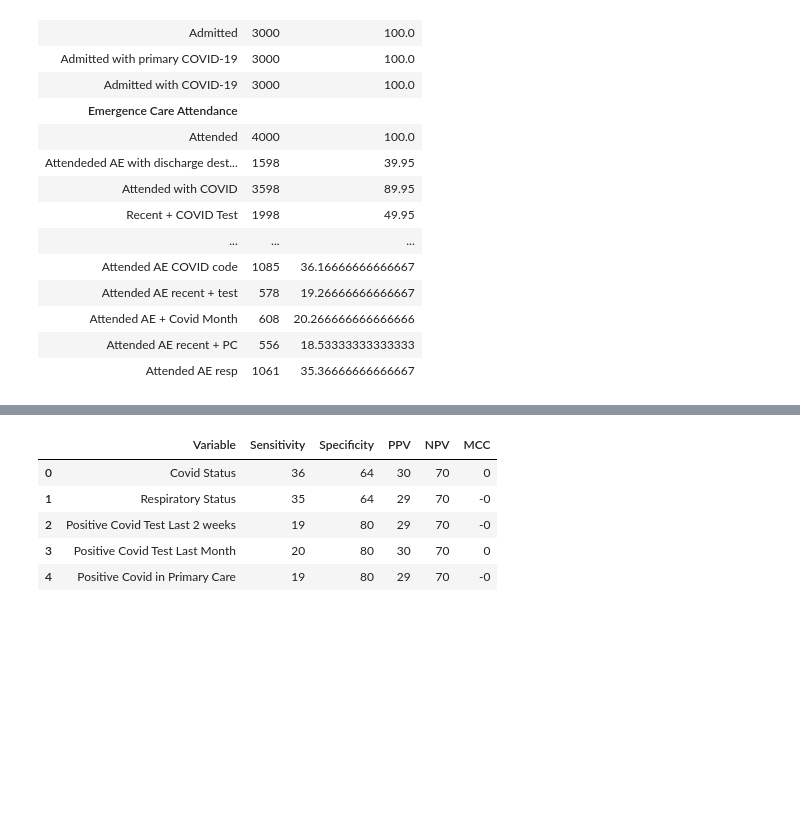
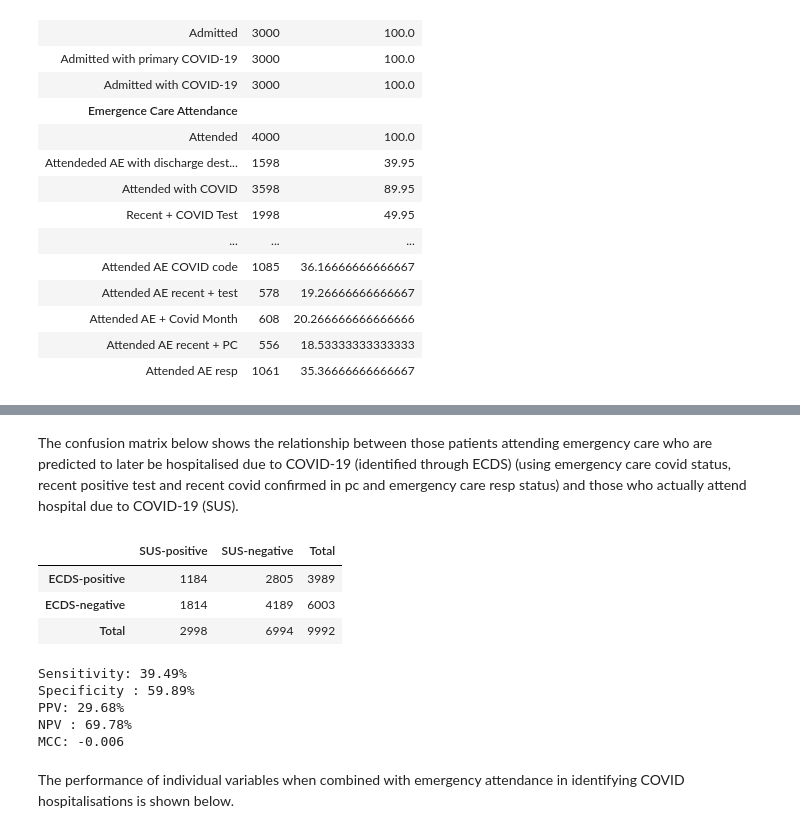
Before and after one commit to opensafely/vaccine-effectiveness-hospital-admissions-validation, a Jupyter notebook: analysis/emergency_admission_validation.ipynb, the cells around one changed output, grey strips where cells are left out. Saved outputs shown, nothing was run; the diff lists cells and outputs as text; code cells hidden in the pictures; blank space fills up the shorter version.

```diff
--- a/analysis/emergency_admission_validation.ipynb
+++ b/analysis/emergency_admission_validation.ipynb
@@ -191,3 +174,58 @@ MCC: -0.016
+# %% [markdown]
+The confusion matrix below shows the relationship between those patients attending emergency care who are predicted to later be hospitalised due to COVID-19 (identified through ECDS) (using emergency care covid status, recent positive test and recent covid confirmed in pc and emergency care resp status) and those who actually attend hospital due to COVID-19 (SUS).
+# %%
+positive_covid_patients_sus = df[df['primary_covid_hospital_admission'].notna()]
+negative_covid_patients_sus = df[~df['primary_covid_hospital_admission'].notna()]
+
+positive_covid_patients_ecds = df[(df['ae_attendance_any']==1) & ((df['ae_attendance_covid_status']==1) | (df['positive_covid_test_before_ae_attendance'] ==1) | (df['covid_primary_care_before_ae_attendance'] ==1) | (df['ae_attendance_respiratory_status'] ==1))]
+negative_covid_patients_ecds = df[(df['ae_attendance_any']==0) | ((df['ae_attendance']==1) & ((df['ae_attendance_covid_status']==0) & (df['positive_covid_test_before_ae_attendance'] ==0) & (df['covid_primary_care_before_ae_attendance'] ==0) & (df['ae_attendance_respiratory_status'] ==0)))]
+
+
+sus_patients_positive = set(list(positive_covid_patients_sus['patient_id']))
+ecds_patients_positive = set(list(positive_covid_patients_ecds['patient_id']))
+
+sus_patients_negative = set(list(negative_covid_patients_sus['patient_id']))
+ecds_patients_negative = set(list(negative_covid_patients_ecds['patient_id']))
+
+
+sus_pos_ecds_pos = len(list(set(sus_patients_positive) & set(ecds_patients_positive)))
+sus_pos_ecds_neg = len(list(set(sus_patients_positive) & set(ecds_patients_negative)))
+sus_neg_ecds_pos = len(list(set(sus_patients_negative) & set(ecds_patients_positive)))
+sus_neg_ecds_neg = len(list(set(sus_patients_negative) & set(ecds_patients_negative)))
+# %%
+output = pd.DataFrame([[sus_pos_ecds_pos, sus_neg_ecds_pos, (sus_pos_ecds_pos + sus_neg_ecds_pos)], [sus_pos_ecds_neg, sus_neg_ecds_neg, (sus_pos_ecds_neg + sus_neg_ecds_neg)], [(sus_pos_ecds_pos+sus_pos_ecds_neg), (sus_neg_ecds_pos+sus_neg_ecds_neg), (sus_pos_ecds_pos + sus_pos_ecds_neg + sus_neg_ecds_pos + sus_neg_ecds_neg)]], columns=["SUS-positive", "SUS-negative", "Total"], index=["ECDS-positive", "ECDS-negative", "Total"])
+output
+# %% [output]
+|  | SUS-positive | SUS-negative | Total |
+| ECDS-positive | 1184 | 2805 | 3989 |
+| ECDS-negative | 1814 | 4189 | 6003 |
+| Total | 2998 | 6994 | 9992 |
+# %%
+#sensitivity - number of sus identified by ecds
+#specificity - number of those not in sus who are not in ecds
+#ppv - number of positive in ecds who are positive in sus
+#npv - number of negative in ecds who are negative in sus
+
+sensitivity = (sus_pos_ecds_pos/(sus_pos_ecds_pos + sus_pos_ecds_neg))*100
+print(f"Sensitivity: {sensitivity:.2f}%")
+
+specificity = (sus_neg_ecds_neg/(sus_neg_ecds_pos + sus_neg_ecds_neg))*100
+print(f"Specificity : {specificity:.2f}%")
+
+ppv = (sus_pos_ecds_pos/(sus_pos_ecds_pos + sus_neg_ecds_pos))*100
+print((f"PPV: {ppv:.2f}%"))
+
+npv = (sus_neg_ecds_neg/(sus_neg_ecds_neg + sus_pos_ecds_neg))*100
+print(f"NPV : {npv:.2f}%")
+
+MCC = ((sus_pos_ecds_pos * sus_neg_ecds_neg)-(sus_neg_ecds_pos * sus_pos_ecds_neg))/math.sqrt((sus_pos_ecds_pos + sus_neg_ecds_pos)*(sus_pos_ecds_neg+sus_neg_ecds_neg)*(sus_pos_ecds_pos + sus_pos_ecds_neg)*(sus_neg_ecds_pos+sus_neg_ecds_neg))
+print(f"MCC: {MCC:.3f}")
+# %% [output]
+Sensitivity: 39.49%
+Specificity : 59.89%
+PPV: 29.68%
+NPV : 69.78%
+MCC: -0.006
 # %%
 def get_stats_var(df, var):
     positive_ecds = df[(df['ae_attendance_any']==1) & ((df[var]==1))]
@@ -217,20 +255,5 @@ cm_respiratory_status, sensitivity_respiratory_status, specificity_respiratory_s
 cm_test, sensitivity_test, specificity_test, ppv_test, npv_test, mcc_test = get_stats_var(df, 'positive_covid_test_before_ae_attendance')
 cm_test_month, sensitivity_test_month, specificity_test_month, ppv_test_month, npv_test_month, mcc_test_month = get_stats_var(df, 'positive_covid_test_month_before_ae_attendance')
 cm_covid_pc, sensitivity_covid_pc, specificity_covid_pc, ppv_covid_pc, npv_covid_pc, mcc_covid_pc = get_stats_var(df, 'covid_primary_care_before_ae_attendance')
-# %%
-data = [
-    ['Covid Status',sensitivity_covid_status, specificity_covid_status, ppv_covid_status, npv_covid_status, mcc_covid_status],
-    ['Respiratory Status', sensitivity_respiratory_status, specificity_respiratory_status, ppv_respiratory_status, npv_respiratory_status, mcc_respiratory_status],
-    ['Positive Covid Test Last 2 weeks',sensitivity_test, specificity_test, ppv_test, npv_test, mcc_test],
-    ['Positive Covid Test Last Month', sensitivity_test_month, specificity_test_month, ppv_test_month, npv_test_month, mcc_test_month],
-    ['Positive Covid in Primary Care',sensitivity_covid_pc, specificity_covid_pc, ppv_covid_pc, npv_covid_pc, mcc_covid_pc],
-]
-
-pd.DataFrame(data, columns=["Variable", "Sensitivity", "Specificity", "PPV", "NPV", "MCC"])
-# %% [output]
-|  | Variable | Sensitivity | Specificity | PPV | NPV | MCC |
-| 0 | Covid Status | 36 | 64 | 30 | 70 | 0 |
-| 1 | Respiratory Status | 35 | 64 | 29 | 70 | -0 |
-| 2 | Positive Covid Test Last 2 weeks | 19 | 80 | 29 | 70 | -0 |
-| 3 | Positive Covid Test Last Month | 20 | 80 | 30 | 70 | 0 |
-| 4 | Positive Covid in Primary Care | 19 | 80 | 29 | 70 | -0 |
+# %% [markdown]
+The performance of individual variables when combined with emergency attendance in identifying COVID hospitalisations is shown below.
```
Also changed, not shown: parts of 17 cells of this notebook, 1 other file.
